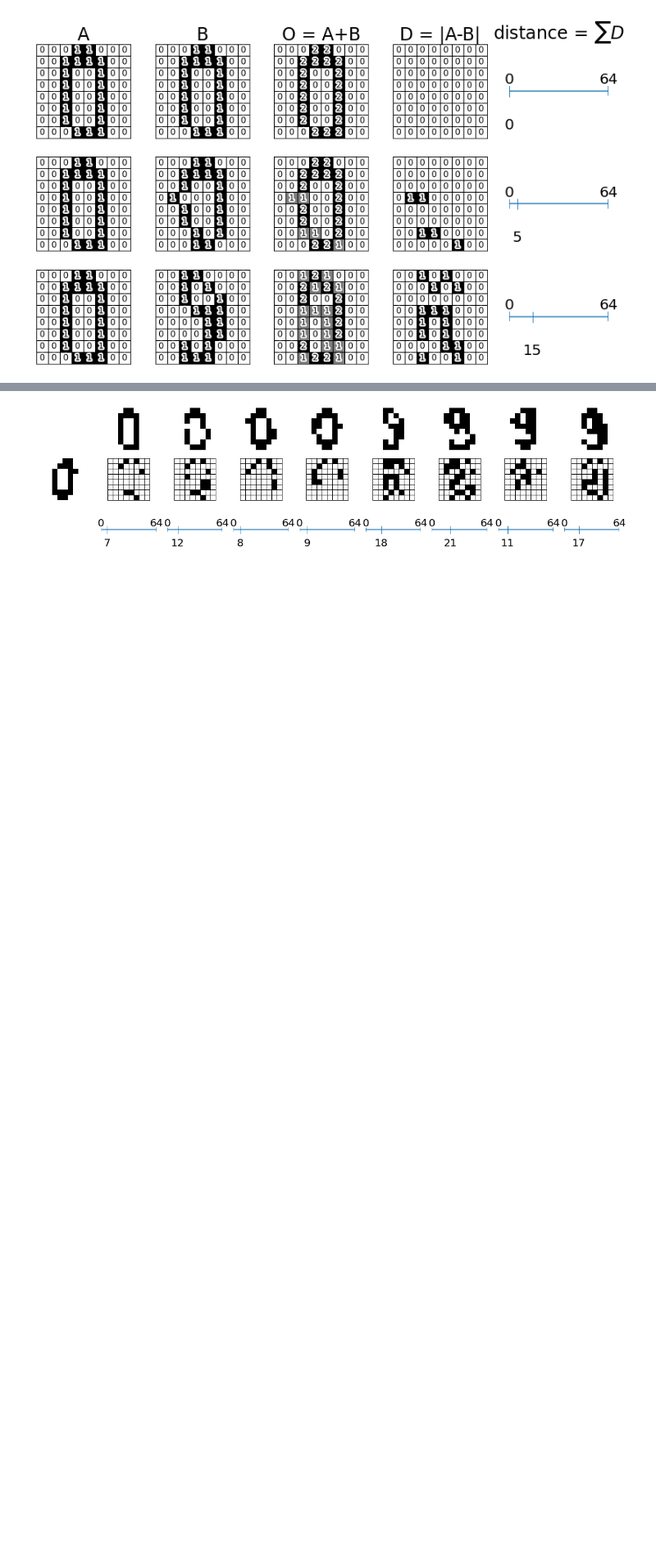
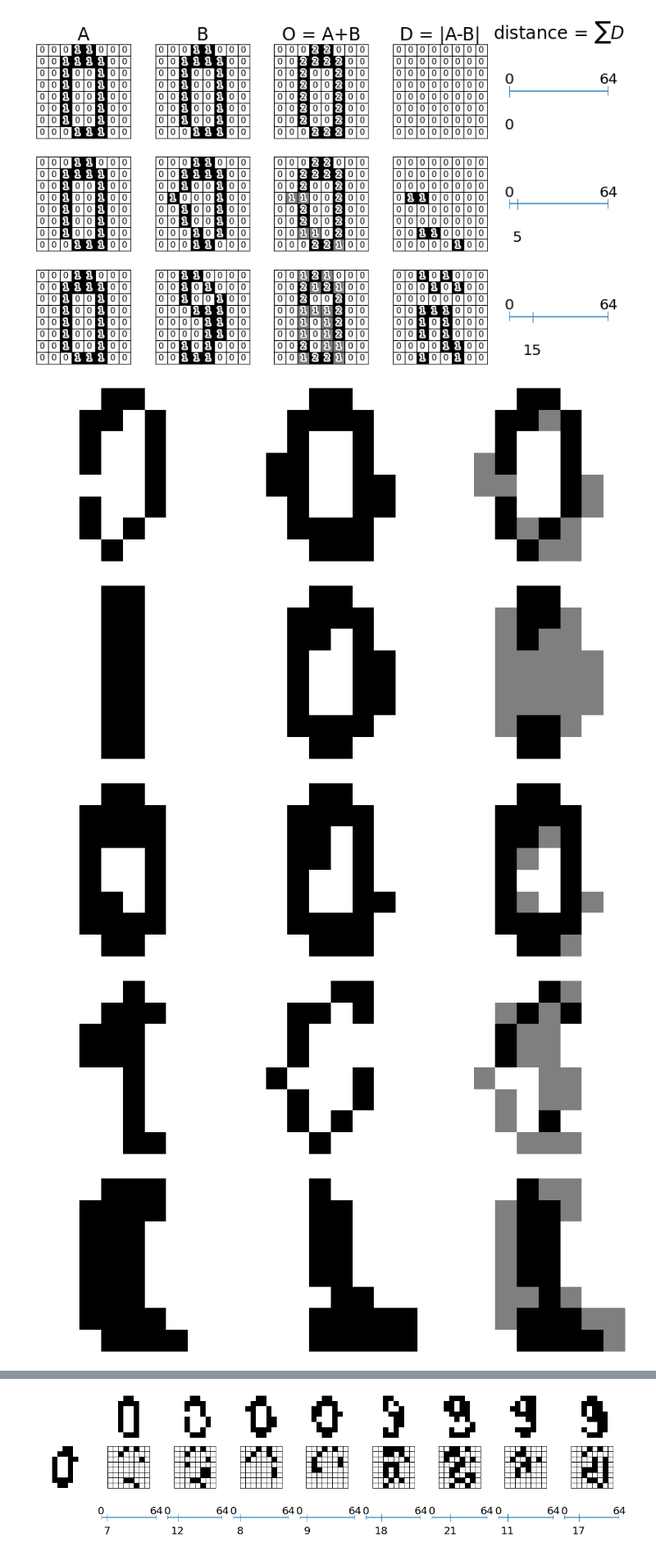
Before and after one commit to rkeulemans/exercise_public, a Jupyter notebook: mnist_knn_tutorial.ipynb, the cells around one changed output, grey strips where cells are left out. Shown at 82% size. Cells and saved outputs as stored; diff of their text form; code cells hidden in the pictures; blank space fills up the shorter version.

Commit message:
center

```diff
--- a/mnist_knn_tutorial.ipynb
+++ b/mnist_knn_tutorial.ipynb
@@ -549,8 +560,8 @@ def two_nums_overlay_to_img(filename, a, b):
     cmap = 'gray_r'
 
     fig, axes = plt.subplots(nrows=1, ncols=3, figsize=(14, 8))
-    i0 = to_binary(a)
-    i1 = to_binary(b)
+    i0 = a
+    i1 = b
 
     show_grid(axes[0])
     axes[0].matshow(i0, cmap=cmap)
@@ -567,4 +578,4 @@ def two_nums_overlay_to_img(filename, a, b):
         for (i_loop, j_loop), z in np.ndenumerate(a_mtx):
             axes[a_index].axis("off")
 
-    plt.savefig("{}.png".format(filename), dpi=500, bbox_inches='tight')
+    plt.savefig("{}.png".format(filename), dpi=200, bbox_inches='tight')
@@ -592,0 +582,49 @@ Exercise.write_multiple(generator, 40, "overlapping_pixels")
+# %%
+from matrix_tools import *
+
+m = """
+A possible way to compare digits is by counting the amount of non-overlapping pixels when putting two digits on top of each other.
+Consider the two leftmost digits and placed on top of each other on the right.
+Determine the amount of non-overlapping pixels (displayed in grey) between the two digits.
+
+<div class="d-flex flex-1 flex-items-center">
+    <img src="o.png" height="150">
+</div>
+"""
+
+feedback_correct = """
+Indeed, these digits have $@count$ non-overlapping pixels.
+"""
+
+feedback_incorrect = """
+Does this grid outline help in counting?
+
+<div class="d-flex flex-1 flex-items-center flex-justify-center">
+    <img src="o_grid.png" height="150">
+</div>
+"""
+
+def generator():
+    a = to_binary(nums[np.random.randint(350)])
+    b = to_binary(nums[np.random.randint(350)])
+    two_nums_overlay_to_img("o", a, b)
+
+    e = Exercise(m)
+    count = sp.simplify(np.sum(np.abs(a - b), dtype=int))
+
+    params = {}
+    params["count"] = count
+    e.add_answer(count, True, MarkdownBlock(feedback_correct, params))
+
+    s = a + b
+    matrix_to_image(s, "o_grid")
+    e.add_default_feedback(MarkdownBlock(feedback_incorrect))
+    return e
+
+Exercise.write_multiple(generator, 10, "overlapping_pixels")
+# %% [output]
+[figure, added]
+[figure, added]
+[figure, added]
+[figure, added]
+[figure, added]
```
Also changed, not shown: parts of 6 cells of this notebook, 9 other files.
